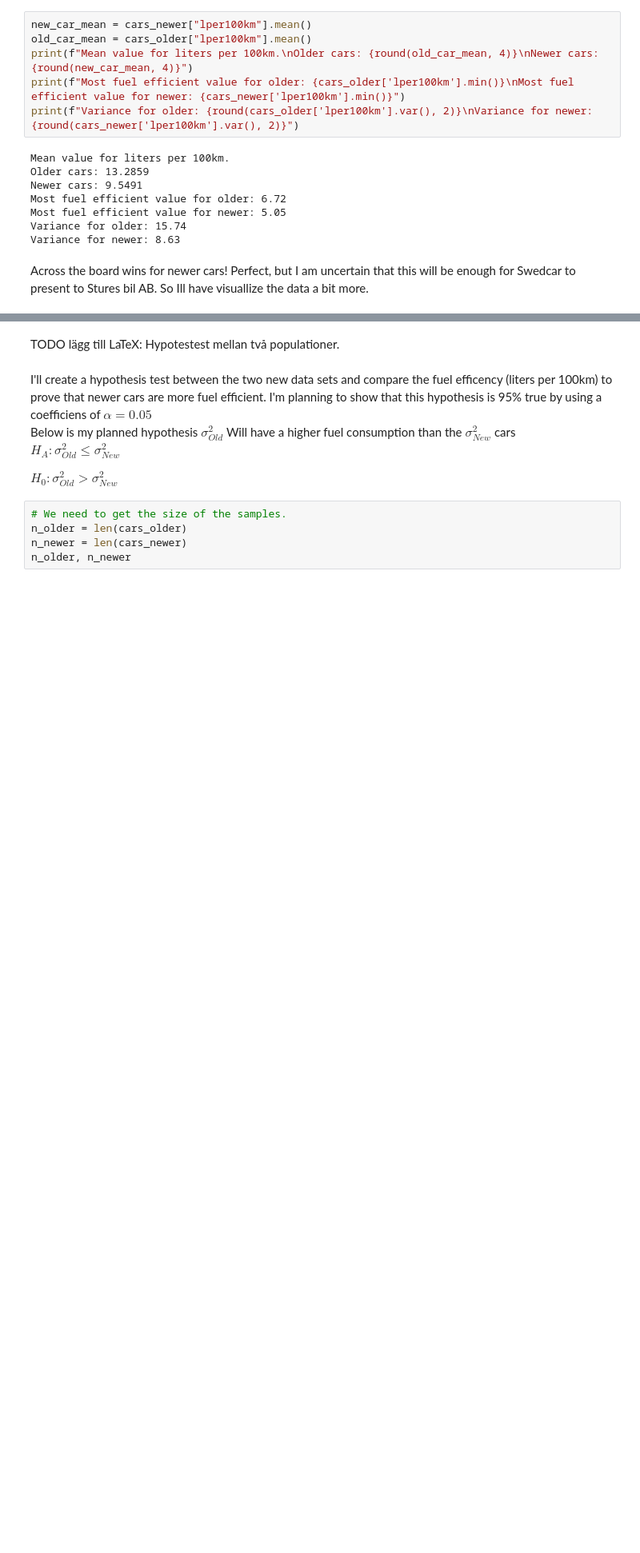
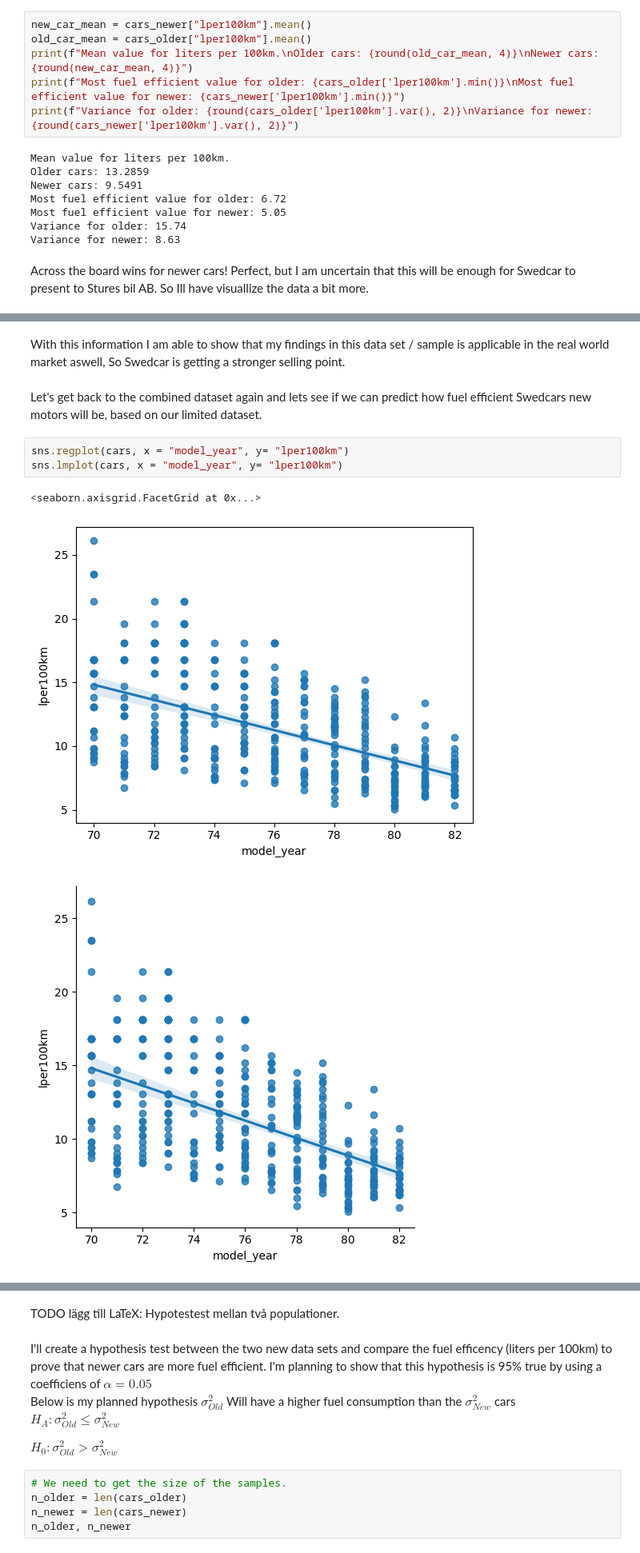
Before and after one commit to Rufshod/Statistical_Analysis_Alexander_Andersson, a Jupyter notebook: Lab/Lab_cars.ipynb, the cells around one changed output, grey strips where cells are left out. Shown: that part at 80% size. Cells and saved outputs as stored; diff of their text form; blank space fills up the shorter version.

Commit message:
Testing Regression and prediction

```diff
--- a/Lab/Lab_cars.ipynb
+++ b/Lab/Lab_cars.ipynb
@@ -142,0 +183,11 @@ Across the board wins for newer cars! Perfect, but I am uncertain that this will
+# %% [markdown]
+With this information I am able to show that my findings in this data set / sample is applicable in the real world market aswell, So Swedcar is getting a stronger selling point.
+# %% [markdown]
+Let's get back to the combined dataset again and lets see if we can predict how fuel efficient Swedcars new motors will be, based on our limited dataset.
+# %%
+sns.regplot(cars, x = "model_year", y= "lper100km")
+sns.lmplot(cars, x = "model_year", y= "lper100km")
+# %% [output]
+<seaborn.axisgrid.FacetGrid at 0x...>
+[figure, added]
+[figure, added]
```
Also changed, not shown: parts of 14 cells of this notebook, 3 other files.
